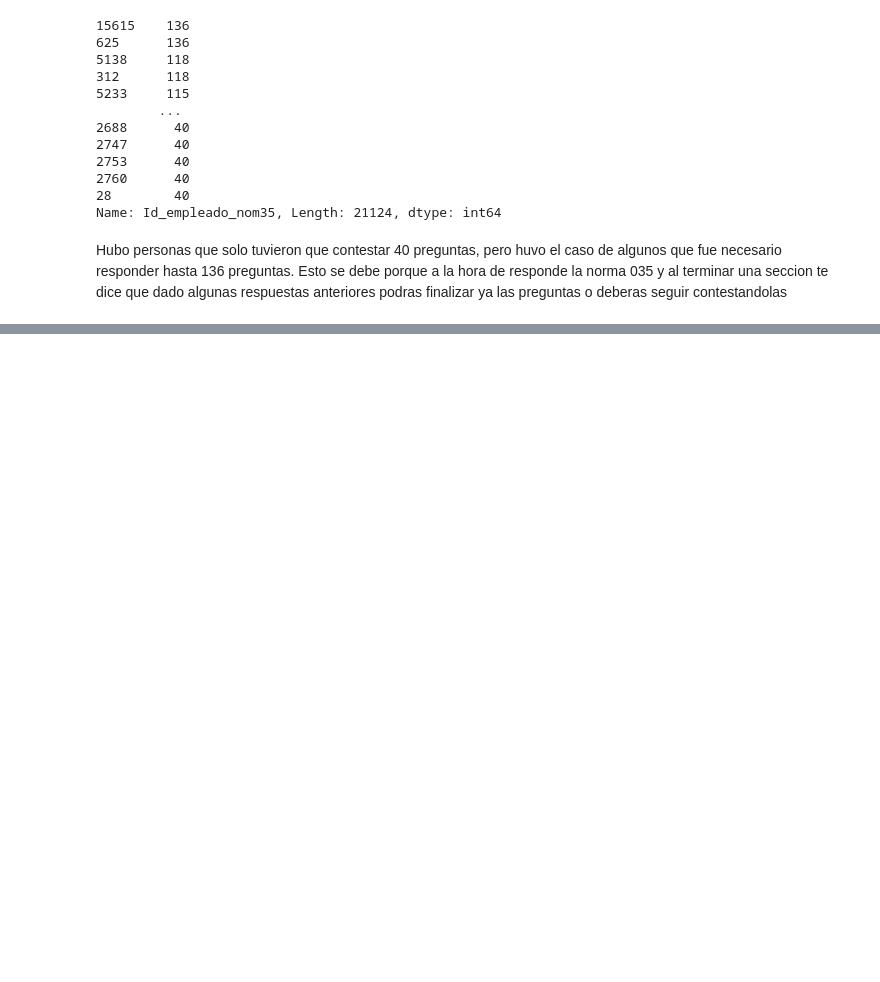
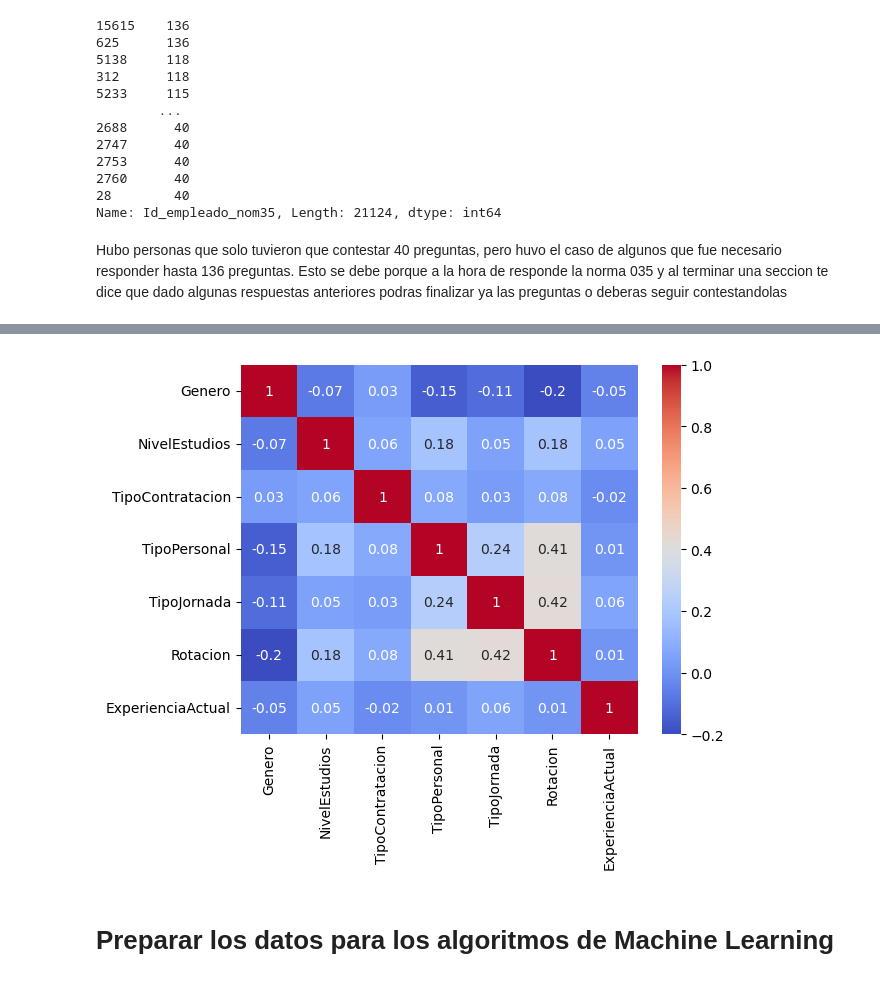
Before and after one commit to HeribertoVR/Proyecto---Tesis, a Jupyter notebook: Tesis.ipynb, the cells around one changed output, grey strips where cells are left out. Cells and saved outputs as stored; diff of their text form; code cells hidden in the pictures; blank space fills up the shorter version.

```diff
--- a/Tesis.ipynb
+++ b/Tesis.ipynb
@@ -477,0 +587,7 @@ df_prueba
+# %%
+import seaborn as sn
+corrMatrix = df_e[atributos].corr()
+sn.heatmap(corrMatrix.round(2), annot=True, cmap='coolwarm')
+plt.show()
+# %% [output]
+[figure, added]
@@ -477,0 +596,2 @@ df_prueba
+# %% [markdown]
+# Preparar los datos para los algoritmos de Machine Learning
```
Also changed, not shown: parts of 39 cells of this notebook.
